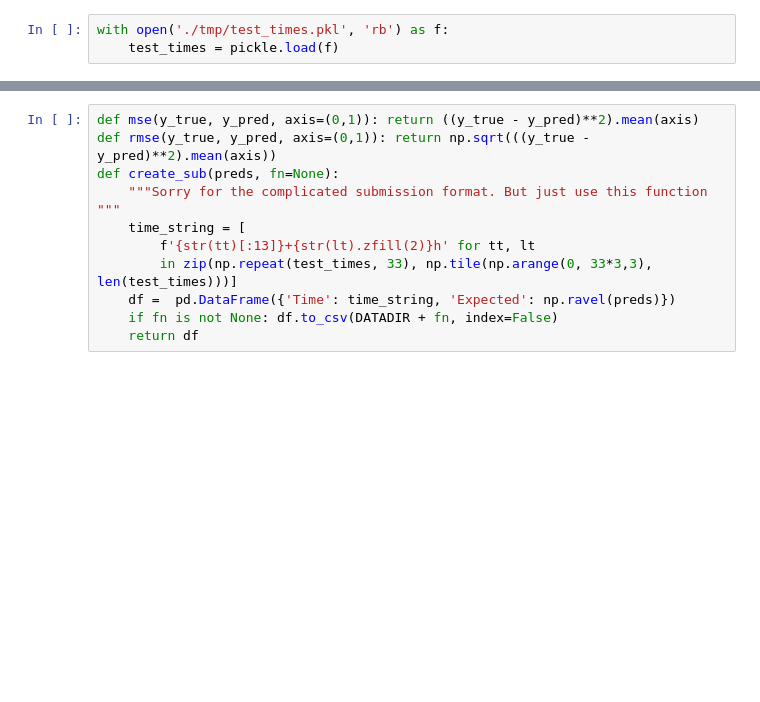
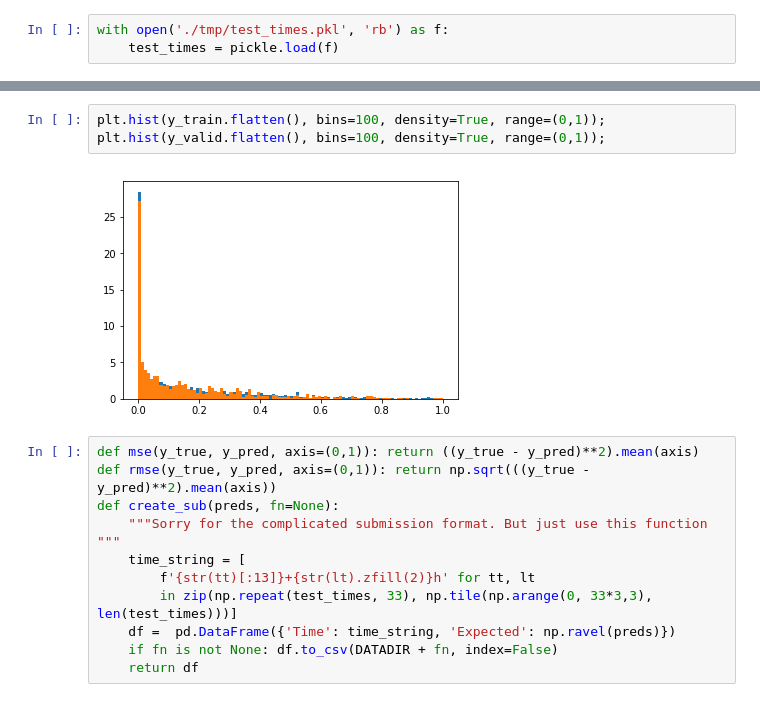
Before and after one commit to waves2weather/W2W-ML-Workshop, a Jupyter notebook: nb5_ml-windfarm.ipynb, the cells around one changed output, grey strips where cells are left out. Cells and saved outputs as stored; diff of their text form; blank space fills up the shorter version.

```diff
--- a/nb5_ml-windfarm.ipynb
+++ b/nb5_ml-windfarm.ipynb
@@ -31,3 +41,8 @@ X_train.shape, Xobs_train.shape, y_train.shape
+# %%
+plt.hist(y_train.flatten(), bins=100, density=True, range=(0,1));
+plt.hist(y_valid.flatten(), bins=100, density=True, range=(0,1));
+# %% [output]
+[figure, added]
 # %%
 def mse(y_true, y_pred, axis=(0,1)): return ((y_true - y_pred)**2).mean(axis)
 def rmse(y_true, y_pred, axis=(0,1)): return np.sqrt(((y_true - y_pred)**2).mean(axis))
```
Also changed, not shown: parts of 31 cells of this notebook, 2 other files.
